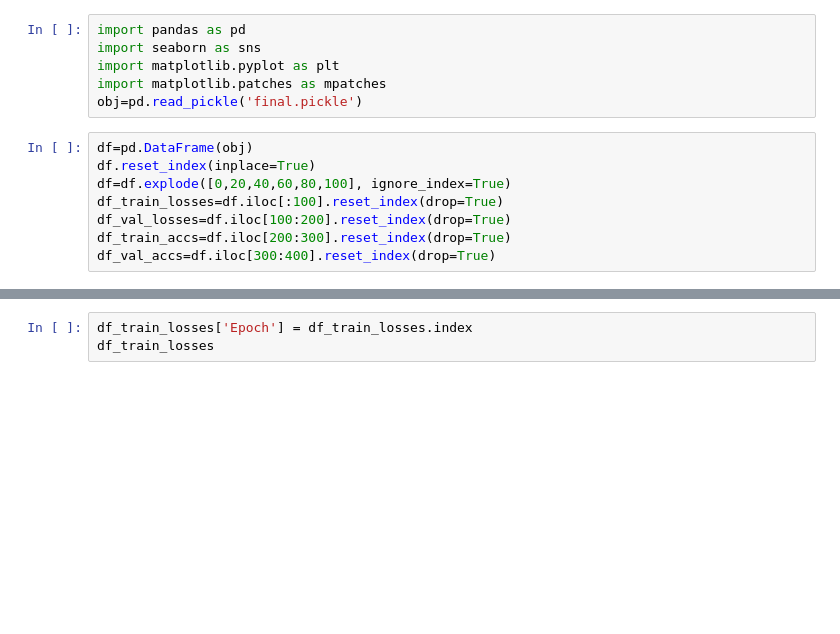
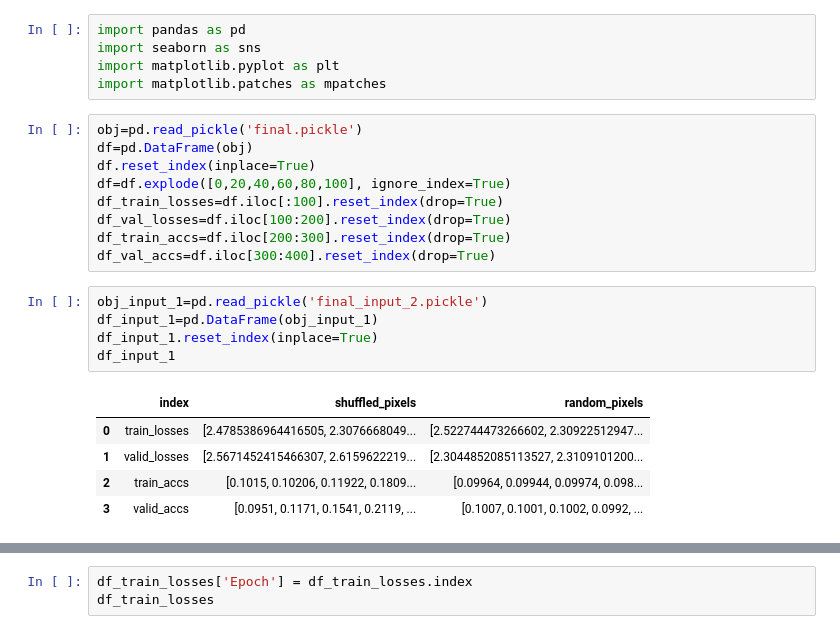
Before and after one commit to jhsilvaz13/rethinking_generalization_randomization_tests, a Jupyter notebook: src/Inception/results_inception.ipynb, the cells around one changed output, grey strips where cells are left out. Cells and saved outputs as stored; diff of their text form; blank space fills up the shorter version.

```diff
--- a/src/Inception/results_inception.ipynb
+++ b/src/Inception/results_inception.ipynb
@@ -3,8 +3,8 @@ import pandas as pd
 import seaborn as sns
 import matplotlib.pyplot as plt
 import matplotlib.patches as mpatches
-obj=pd.read_pickle('final.pickle')
 # %%
+obj=pd.read_pickle('final.pickle')
 df=pd.DataFrame(obj)
 df.reset_index(inplace=True)
 df=df.explode([0,20,40,60,80,100], ignore_index=True)
@@ -12,3 +12,14 @@ df_train_losses=df.iloc[:100].reset_index(drop=True)
 df_val_losses=df.iloc[100:200].reset_index(drop=True)
 df_train_accs=df.iloc[200:300].reset_index(drop=True)
 df_val_accs=df.iloc[300:400].reset_index(drop=True)
+# %%
+obj_input_1=pd.read_pickle('final_input_2.pickle')
+df_input_1=pd.DataFrame(obj_input_1)
+df_input_1.reset_index(inplace=True)
+df_input_1
+# %% [output]
+|  | index | shuffled_pixels | random_pixels |
+| 0 | train_losses | [2.4785386964416505, 2.3076668049... | [2.522744473266602, 2.30922512947... |
+| 1 | valid_losses | [2.5671452415466307, 2.6159622219... | [2.3044852085113527, 2.3109101200... |
+| 2 | train_accs | [0.1015, 0.10206, 0.11922, 0.1809... | [0.09964, 0.09944, 0.09974, 0.098... |
+| 3 | valid_accs | [0.0951, 0.1171, 0.1541, 0.2119, ... | [0.1007, 0.1001, 0.1002, 0.0992, ... |
```
Also changed, not shown: parts of 5 cells of this notebook, 13 other files.
